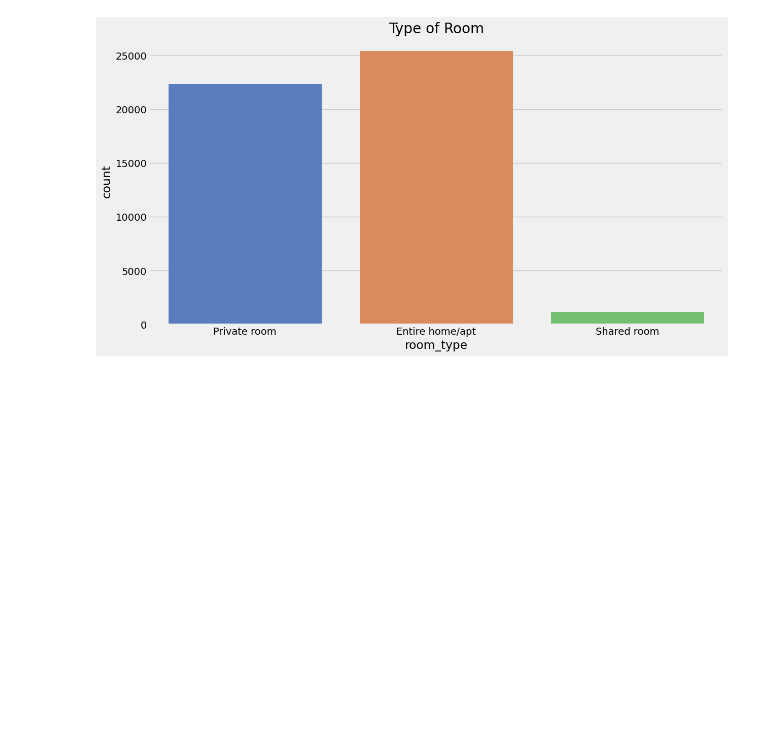
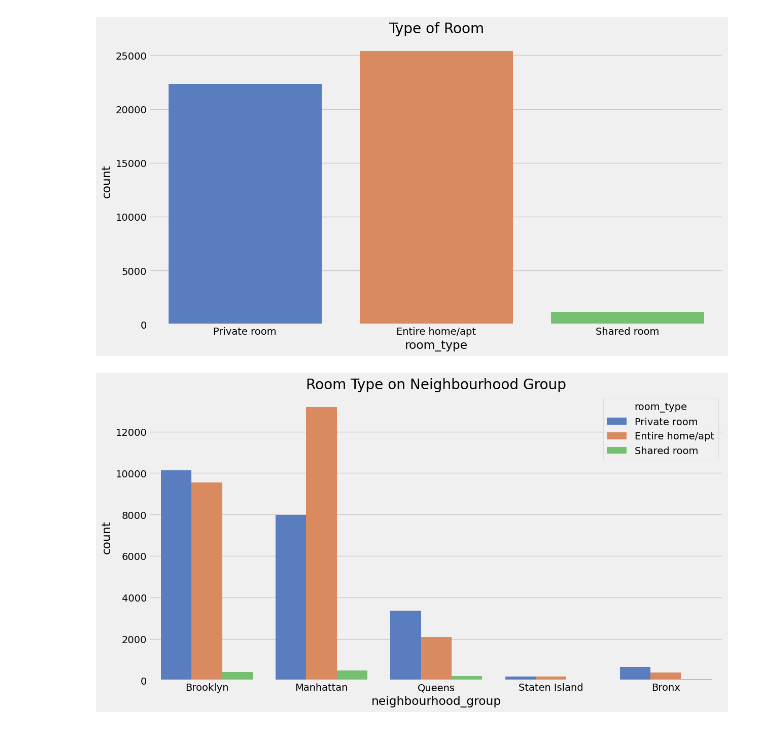
Before and after one commit to raovru/Marvel_Level_2, a Jupyter notebook: 3. EDA.ipynb, the cells around one changed output. Cells and saved outputs as stored; diff of their text form; code cells hidden in the pictures; blank space fills up the shorter version.

```diff
--- a/3. EDA.ipynb
+++ b/3. EDA.ipynb
@@ -81,3 +81,10 @@ fig = plt.gcf()
 plt.show()
 # %% [output]
 [figure]
+# %%
+plt.figure(figsize=(13,7))
+plt.title("Room Type on Neighbourhood Group")
+sns.countplot(nyc_df.neighbourhood_group,hue=nyc_df.room_type, palette="muted")
+plt.show()
+# %% [output]
+[figure, added]
```
Also changed, not shown: parts of 6 cells of this notebook.
